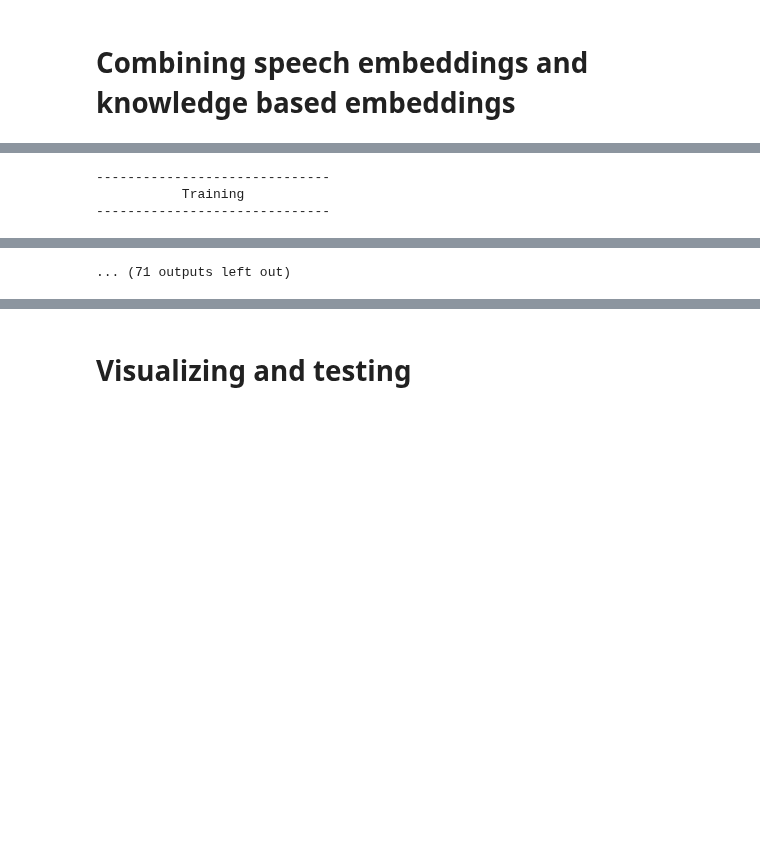
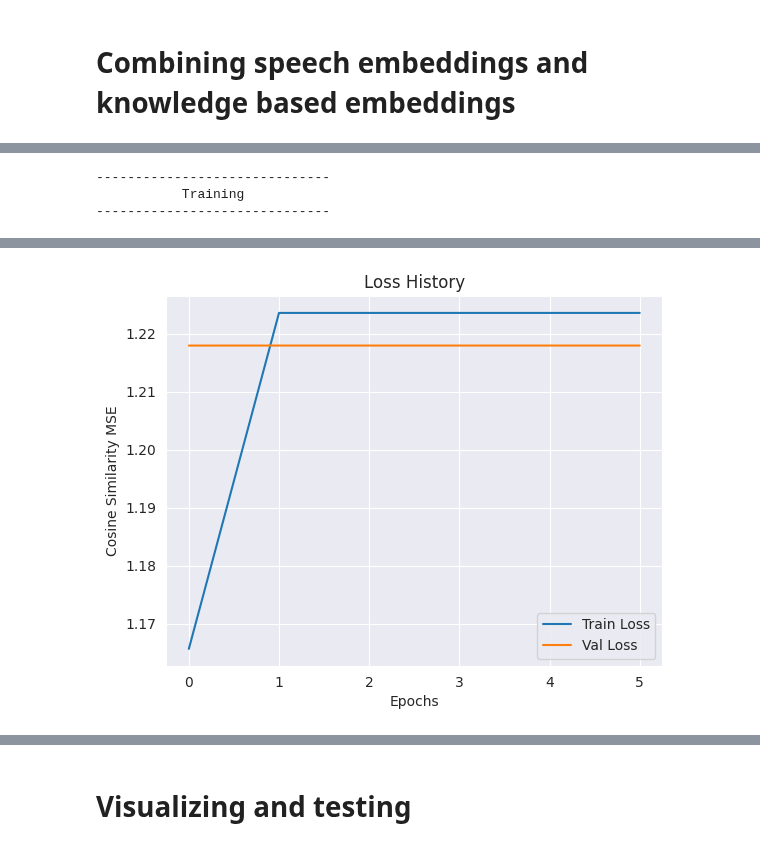
Before and after one commit to IWonderTheFirst/mun, a Jupyter notebook: policy.ipynb, the cells around one changed output, grey strips where cells are left out. Cells and saved outputs as stored; diff of their text form; code cells hidden in the pictures; blank space fills up the shorter version.

```diff
--- a/policy.ipynb
+++ b/policy.ipynb
@@ -248,11 +487,13 @@ df = df.rename(columns={'Viet Nam': 'Vietnam',
 # %%
-df = df.drop(columns=['Palestine'])
 #df = df.drop(columns=['Bolivia, Plurinational State of', 'Brunei Darussalam'])
 countries = list(df.columns)
+graph_data = []
 speech_data = []
 for country in countries:
+    graph_data.append(list(model.wv[country]))
     speech_data.append(list(df[country]))
 
+graph_data = np.array(graph_data)
 speech_data = np.array(speech_data)
 # %% [markdown]
 # Combining speech embeddings and knowledge based embeddings
@@ -319,34 +593,61 @@ optimizer = torch.optim.Adam(model.parameters(), lr=0.01)
 # %%
-print("-"*30 + "\n" + " "*11 +"Training\n" + "-"*30)
+optimizer = torch.optim.Adam(model.parameters(), lr=0.01, weight_decay=1e-2)
+scheduler = torch.optim.lr_scheduler.CosineAnnealingLR(optimizer, T_max=10)
+
+print("-" * 30 + "\n" + " " * 11 + "Training\n" + "-" * 30)
 
 best_loss = float('inf')
-patience = 10
+patience = 5
 wait = 0
-history = []
+val_history = []
+train_history = []
 
-for epoch in range(80):
+model.eval()
+with torch.no_grad():
+    total_loss = 0
+    for a, b, score in dataloader:
+        a, b, score = a.to(device), b.to(device), score.to(device)
+        proj_a = model(a)
+        proj_b = model(b)
+        loss = cosine_similarity_loss(proj_a, proj_b, score)
+        total_loss += loss.item() * len(score)
+    in_loss = total_loss / len(dataset)
+
+for epoch in range(10):
+    model.train()
     total_loss = 0
     for a, b, score in tqdm(dataloader, desc=f'Training epoch {epoch+1} | Batch'):
-        a = a.to(device)
-        b = b.to(device)
-        score = score.to(device)
+        a, b, score = a.to(device), b.to(device), score.to(device)
 
         proj_a = model(a)
         proj_b = model(b)
+        loss = cosine_similarity_loss(proj_a, proj_b, score)
 
-        loss = cosine_similarity_loss(proj_a, proj_b, score)
         optimizer.zero_grad()
         loss.backward()
         optimizer.step()
 
         total_loss += loss.item() * len(score)
 
-    epoch_loss = total_loss / len(dataset)
-    print(f"Epoch: {str(epoch + 1).zfill(3)} | Loss: {epoch_loss:.5f}")
-    history.append(epoch_loss)
+    train_epoch_loss = total_loss / len(dataset)
+    train_history.append(train_epoch_loss)
 
-    if epoch_loss < best_loss - 1e-4:
-        best_loss = epoch_loss
+    model.eval()
+    with torch.no_grad():
+        total_loss = 0
+        for a, b, score in val_dataloader:
+            a, b, score = a.to(device), b.to(device), score.to(device)
+            proj_a = model(a)
+            proj_b = model(b)
+            loss = cosine_similarity_loss(proj_a, proj_b, score)
+            total_loss += loss.item() * len(score)
+        val_epoch_loss = total_loss / len(val_dataset)
+        val_history.append(val_epoch_loss)
+
+    print(f"Epoch: {epoch+1:03d} | Train Loss: {train_epoch_loss:.5f} | Val Loss: {val_epoch_loss:.5f}")
+
+    if val_epoch_loss < best_loss - 1e-4:
+        best_loss = val_epoch_loss
         wait = 0
     else:
         wait += 1
@@ -354,17 +655,20 @@ for epoch in range(80):
             print(f"Stopping early at epoch {epoch+1}")
             break
 
-scores = dataset.scores.cpu().numpy()
+    scheduler.step()
 
-print("-"*30 + "\n" + " "*11 +"Results\n" + "-"*30)
-print(f"Final Loss: {best_loss:.4f}")
-print(f"Original standard deviation: {np.std(scores):.4f}")
-print(f"Percent improvement: {(np.std(scores)/best_loss - 1)*100:.4f}%")
+print("-" * 30 + "\n" + " " * 11 + "Results\n" + "-" * 30)
+print(f"Final Val Loss: {best_loss:.4f}")
+print(f"Initial Loss: {in_loss:.4f}")
+print(f"Percent Improvement: {(in_loss - best_loss) / in_loss * 100:.4f}%")
 
-sns.lineplot(x=range(len(history)), y=history)
+sns.lineplot(x=range(len(train_history)), y=train_history, label='Train Loss')
+sns.lineplot(x=range(len(val_history)), y=val_history, label='Val Loss')
 plt.xlabel("Epochs")
-plt.ylabel("Cosine Similarity Loss (MSE)")
+plt.ylabel("Cosine Similarity MSE")
 plt.title("Loss History")
+plt.legend()
+plt.show()
 # %% [output]
 ------------------------------
            Training
@@ -383 +689 @@ Epoch: 011 | Loss: 0.01530
-... (71 outputs left out)
+[figure, added]
```
Also changed, not shown: parts of 44 cells of this notebook.
